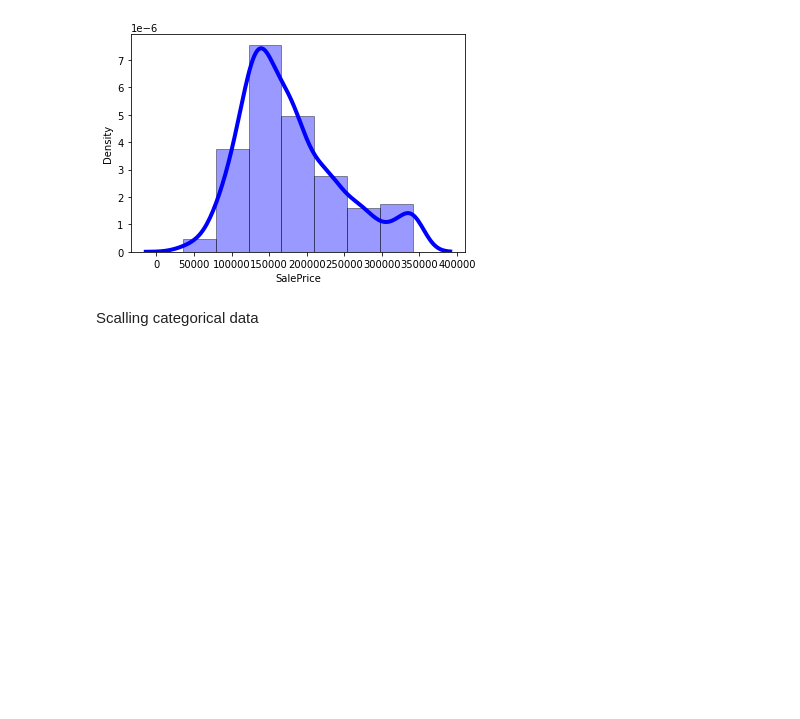
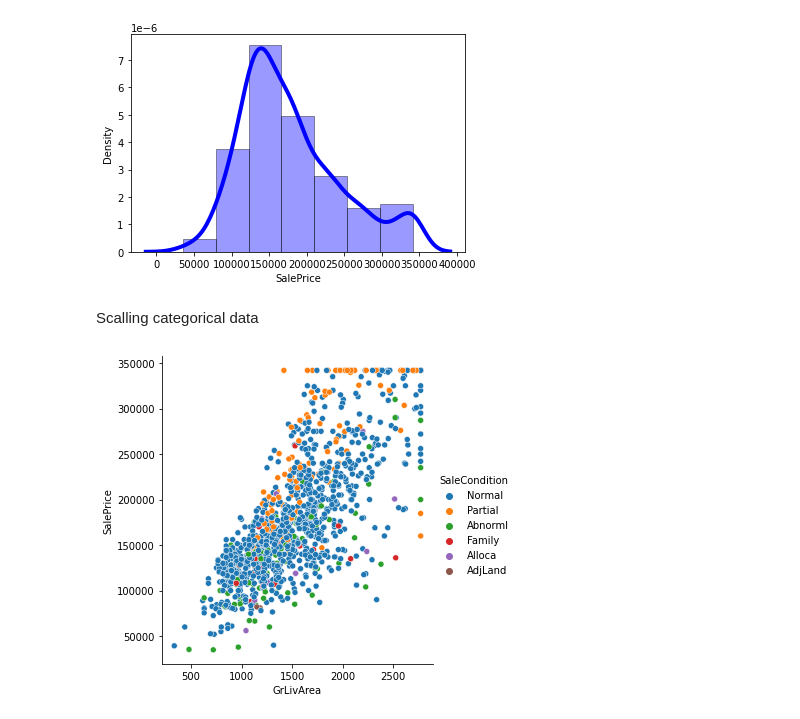
Before and after one commit to KaviyaKathiroli/MyWorks, a Jupyter notebook: FlipHomePrice/housing_collab.ipynb, the cells around one changed output. Saved outputs shown, nothing was run; the diff lists cells and outputs as text; code cells hidden in the pictures; blank space fills up the shorter version.

```diff
--- a/FlipHomePrice/housing_collab.ipynb
+++ b/FlipHomePrice/housing_collab.ipynb
@@ -598,3 +598,7 @@ sns.distplot(price['SalePrice'], hist=True, kde=True,
 Scalling categorical data
 # %%
 category_feature
+# %%
+sns.relplot(x="GrLivArea", y="SalePrice", hue="SaleCondition",data=price);
+# %% [output]
+[figure, added]
```
Also changed, not shown: parts of 2 cells of this notebook.
